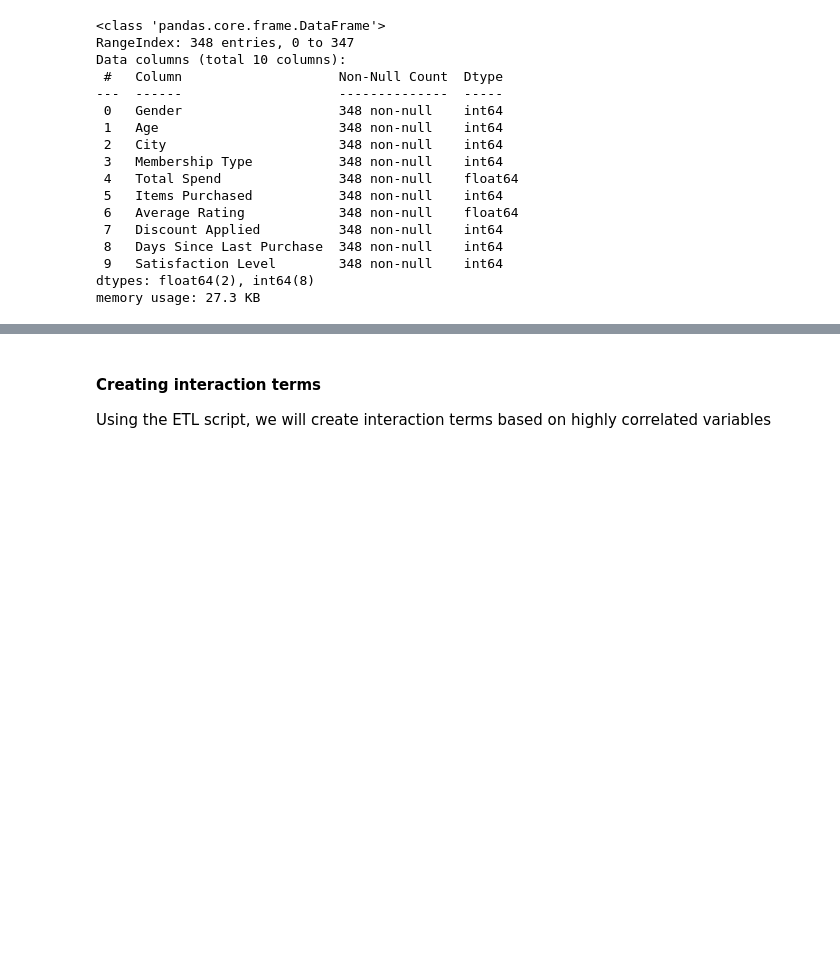
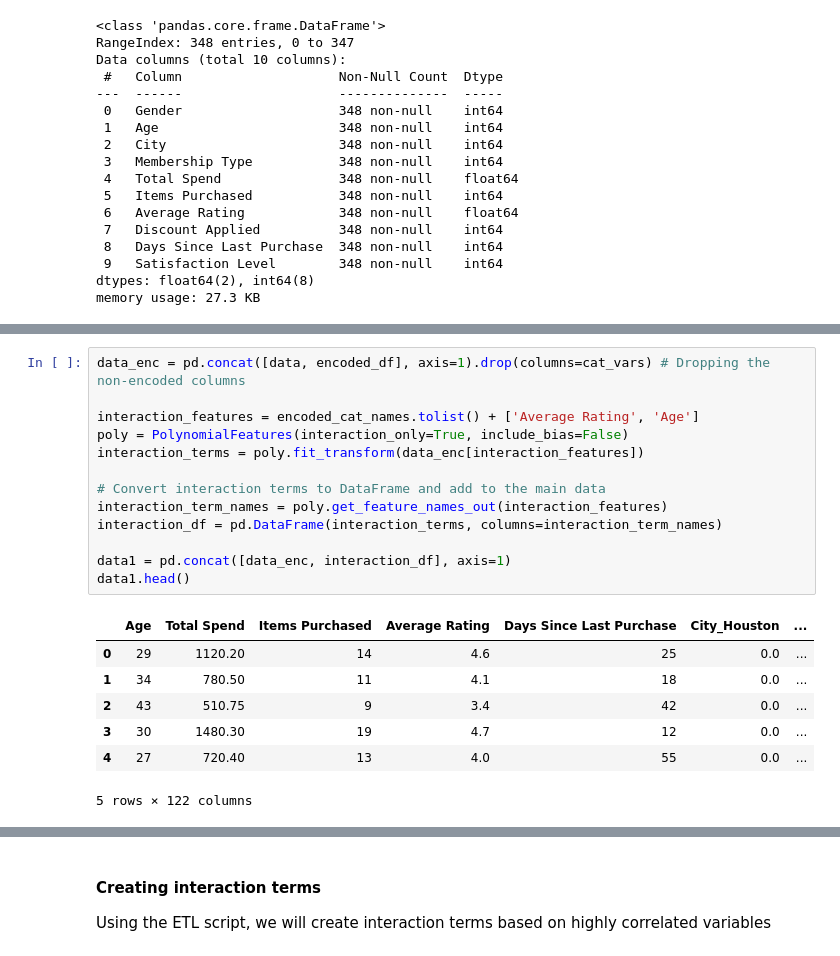
Before and after one commit to scottpitcher/ecommerce-marketing-analytics-optimization, a Jupyter notebook: clv_optimization_model.ipynb, the cells around one changed output, grey strips where cells are left out. Saved outputs shown, nothing was run; the diff lists cells and outputs as text; blank space fills up the shorter version.

```diff
--- a/clv_optimization_model.ipynb
+++ b/clv_optimization_model.ipynb
@@ -59,0 +88,21 @@ memory usage: 27.3 KB
+# %%
+data_enc = pd.concat([data, encoded_df], axis=1).drop(columns=cat_vars) # Dropping the non-encoded columns
+
+interaction_features = encoded_cat_names.tolist() + ['Average Rating', 'Age']
+poly = PolynomialFeatures(interaction_only=True, include_bias=False)
+interaction_terms = poly.fit_transform(data_enc[interaction_features])
+
+# Convert interaction terms to DataFrame and add to the main data
+interaction_term_names = poly.get_feature_names_out(interaction_features)
+interaction_df = pd.DataFrame(interaction_terms, columns=interaction_term_names)
+
+data1 = pd.concat([data_enc, interaction_df], axis=1)
+data1.head()
+# %% [output]
+|  | Age | Total Spend | Items Purchased | Average Rating | Days Since Last Purchase | City_Houston | ... |
+| 0 | 29 | 1120.20 | 14 | 4.6 | 25 | 0.0 | ... |
+| 1 | 34 | 780.50 | 11 | 4.1 | 18 | 0.0 | ... |
+| 2 | 43 | 510.75 | 9 | 3.4 | 42 | 0.0 | ... |
+| 3 | 30 | 1480.30 | 19 | 4.7 | 12 | 0.0 | ... |
+| 4 | 27 | 720.40 | 13 | 4.0 | 55 | 0.0 | ... |
+5 rows × 122 columns
```
Also changed, not shown: parts of 37 cells of this notebook.
